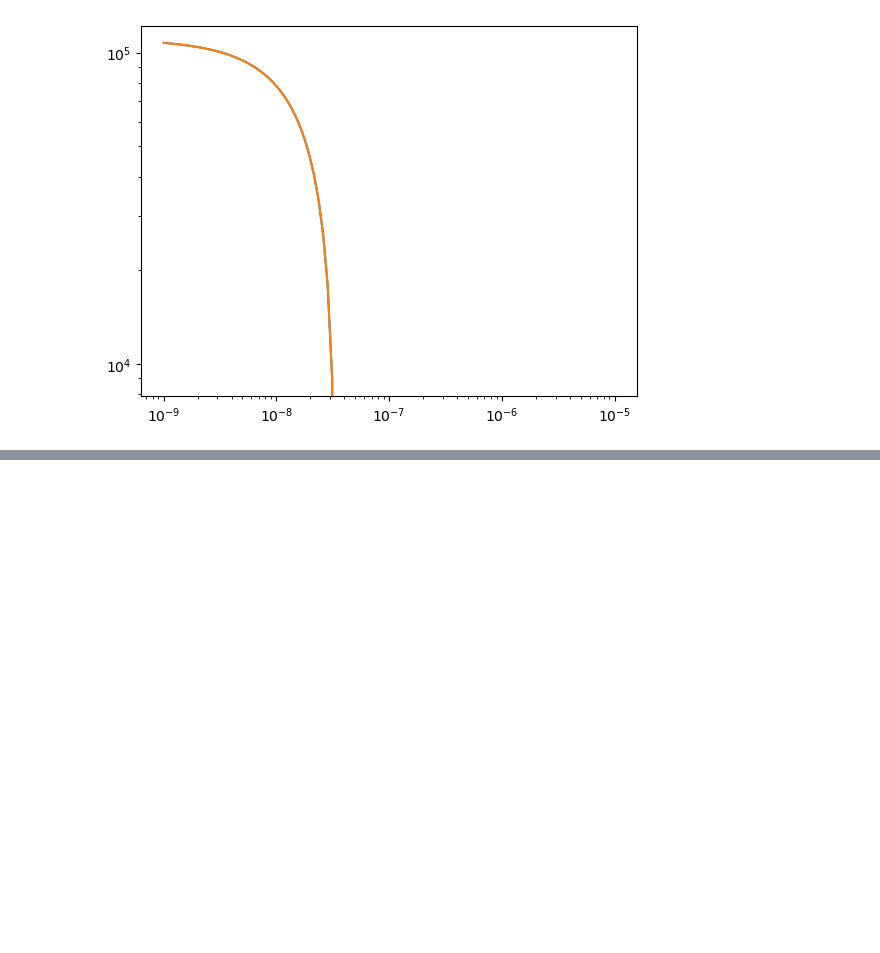
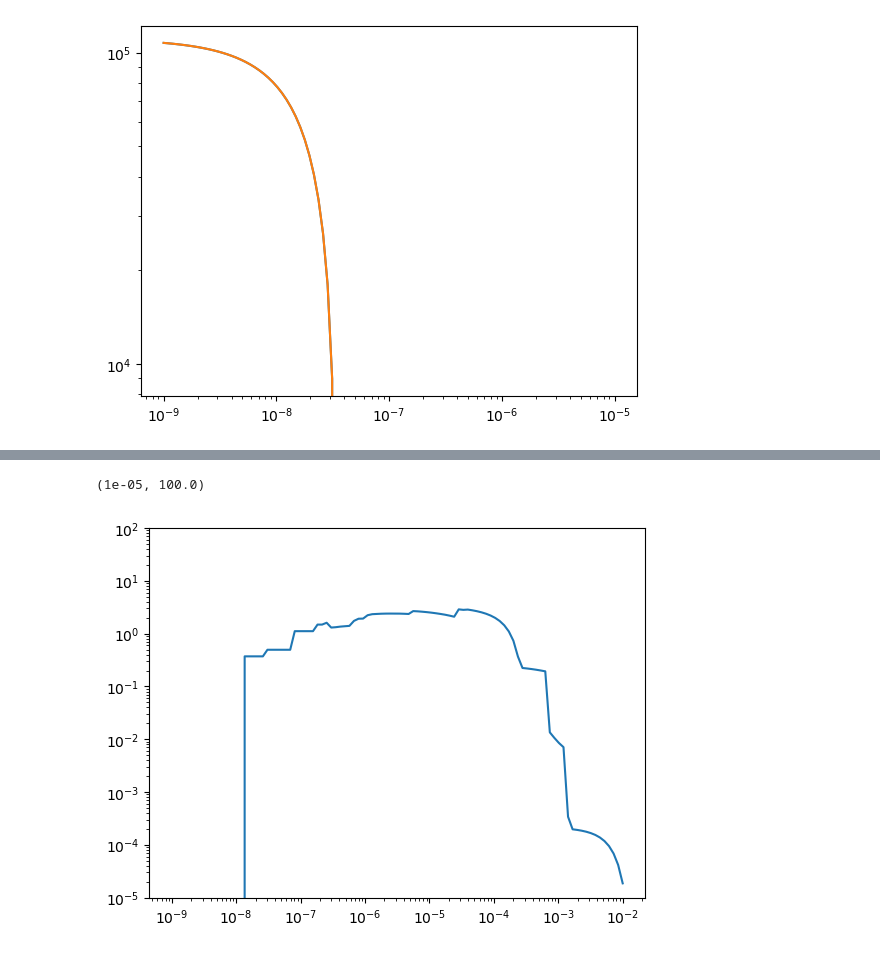
Before and after one commit to SNuDD/SNuDD, a Jupyter notebook: notebooks/density_test.ipynb, the cells around one changed output, grey strips where cells are left out. Drawn from its saved outputs; the diff is of its cells as text; code cells hidden in the pictures; blank space fills up the shorter version.

```diff
--- a/notebooks/density_test.ipynb
+++ b/notebooks/density_test.ipynb
@@ -133,0 +116,16 @@ plt.ylim(1e0,1e6)
+# %%
+ERs = np.geomspace(1e-3, 1e4, 100) / 1e6
+
+
+electron_xe.prepare_density(cetas=[-1])
+spec_vac = electron_xe.spectrum(E_R=ERs)
+
+electron_xe.prepare_density(cetas=[1])
+# nucleus_xe.prepare_density(cetas = [1], ceta_weights= [1])
+spec_mat = electron_xe.spectrum(E_R=ERs)
+plt.loglog(ERs, spec_mat)
+
+plt.ylim(1e-5,1e2)
+# %% [output]
+(1e-05, 100.0)
+[figure, added]
```
Also changed, not shown: parts of 15 cells of this notebook.
